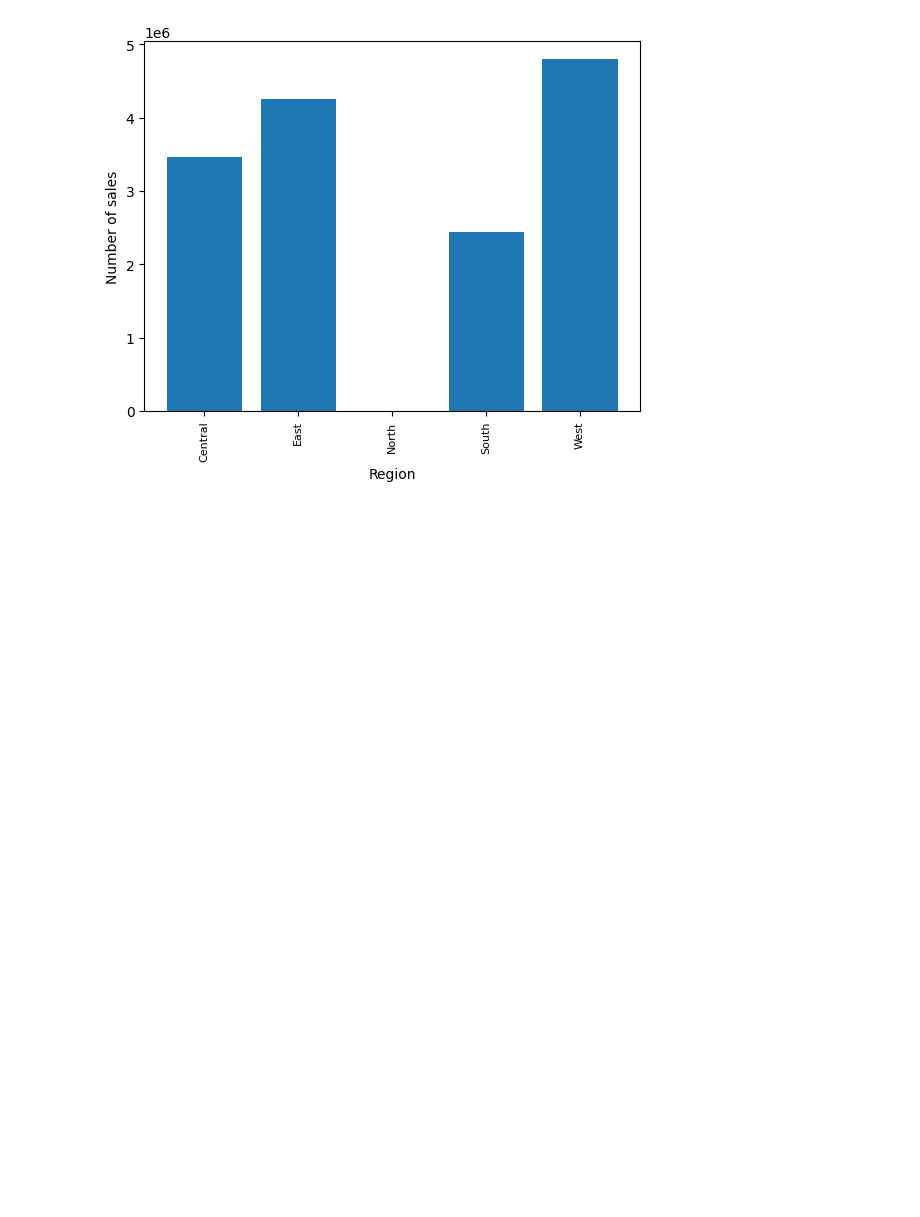
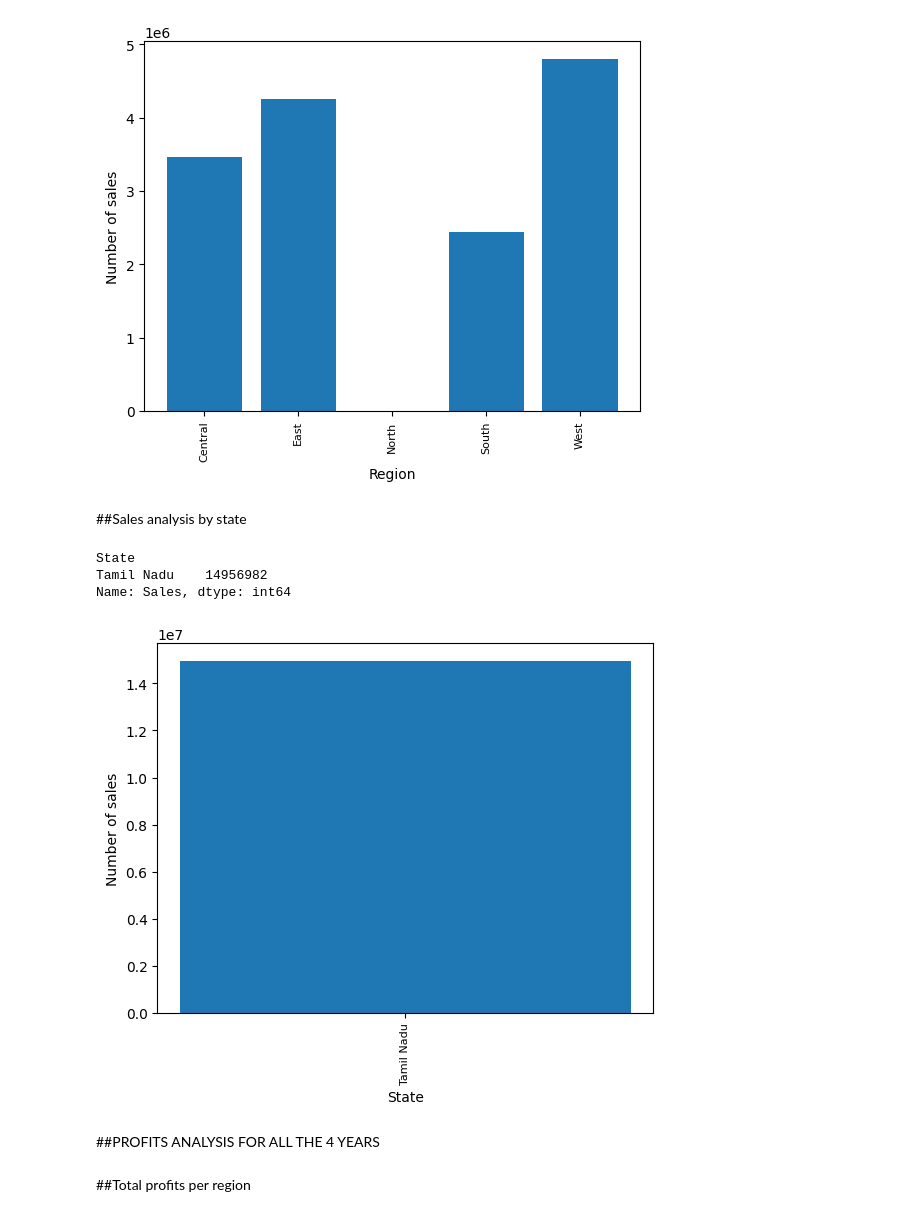
Before and after one commit to wandieinnocents/-Tweets-Sentiment-Analysis, a Jupyter notebook: v3_A_MULTIMODAL_ML_FRAMEWORK_FOR_BUSINESS_PERFORMANCE_ANALYSIS_Research_progress_v3.ipynb, the cells around one changed output. Cells and saved outputs as stored; diff of their text form; code cells hidden in the pictures; blank space fills up the shorter version.

```diff
--- a/v3_A_MULTIMODAL_ML_FRAMEWORK_FOR_BUSINESS_PERFORMANCE_ANALYSIS_Research_progress_v3.ipynb
+++ b/v3_A_MULTIMODAL_ML_FRAMEWORK_FOR_BUSINESS_PERFORMANCE_ANALYSIS_Research_progress_v3.ipynb
@@ -287,3 +291,32 @@ plt.xticks(region_sales_analysis, rotation='vertical', size=8)
 plt.show()
 # %% [output]
 [figure]
+# %% [markdown]
+##Sales analysis by state
+# %%
+# sales analysis by state
+states = df.groupby('State')
+states_sales = states.sum()['Sales']
+states_sales
+# %% [output]
+State
+Tamil Nadu    14956982
+Name: Sales, dtype: int64
+# %%
+# vizualizing sales analysis by state
+
+states_sales_analysis = [product for product, df in states]
+
+# bar plot
+plt.bar(states_sales_analysis, states_sales)
+plt.ylabel('Number of sales')
+plt.xlabel('State')
+plt.xticks(states_sales_analysis, rotation='vertical', size=8)
+# bar width
+plt.show()
+# %% [output]
+[figure, added]
+# %% [markdown]
+##PROFITS ANALYSIS FOR ALL THE 4 YEARS
+# %% [markdown]
+##Total profits per region
```
Also changed, not shown: parts of 39 cells of this notebook.
